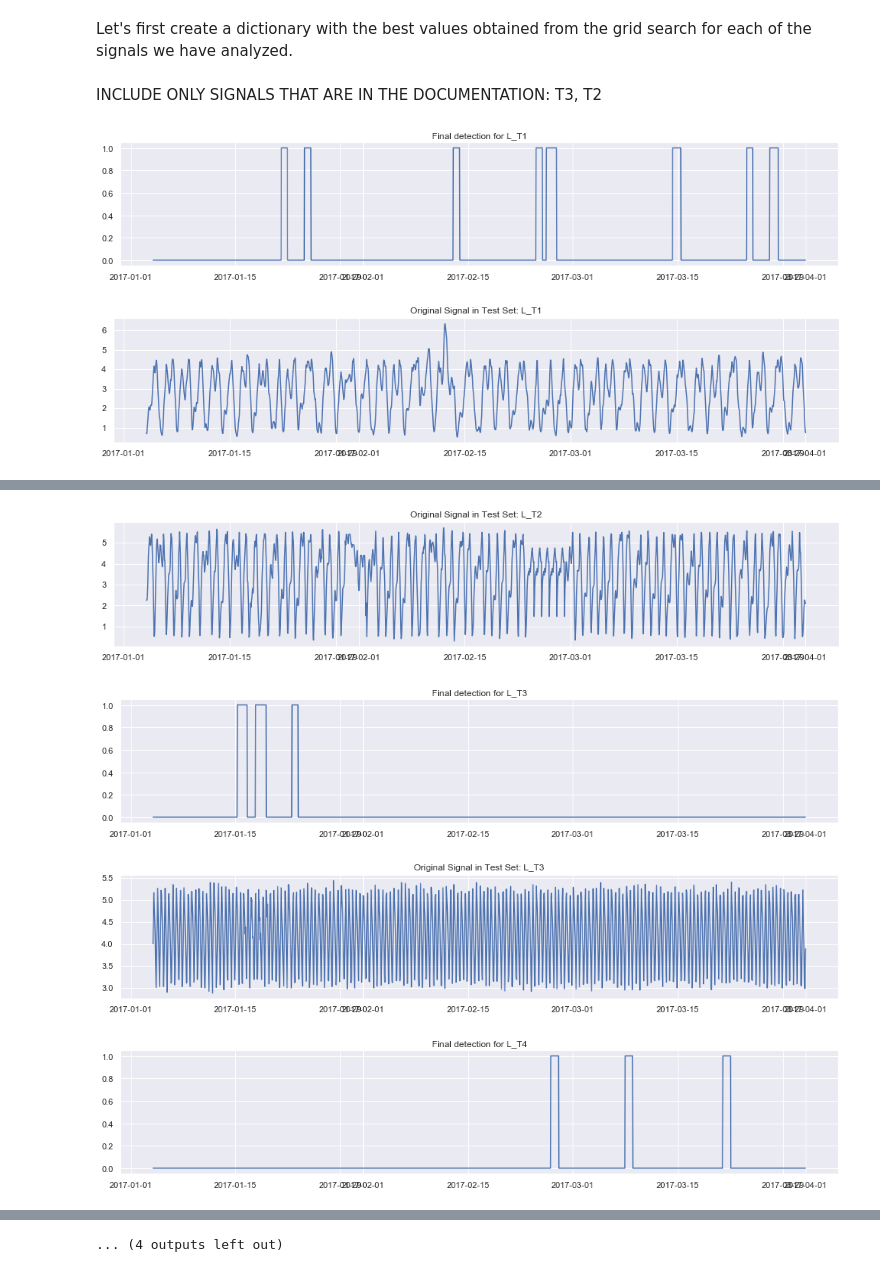
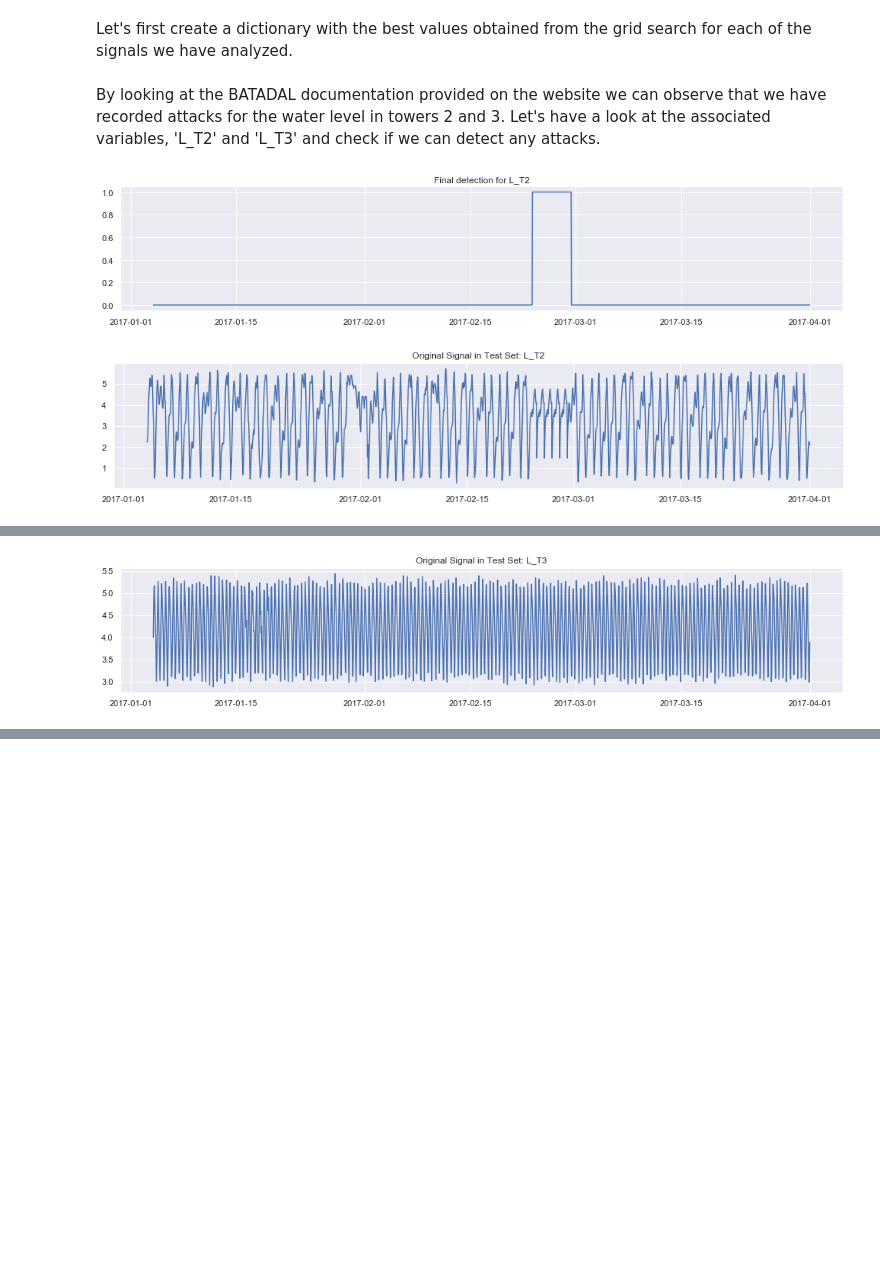
Before and after one commit to benhe119/Cyber-data-analytics_TUDelft, a Jupyter notebook: lab2/notebooks/Discrete Models Task.ipynb, the cells around one changed output, grey strips where cells are left out. Saved outputs shown, nothing was run; the diff lists cells and outputs as text; code cells hidden in the pictures; blank space fills up the shorter version.

```diff
--- a/lab2/notebooks/Discrete Models Task.ipynb
+++ b/lab2/notebooks/Discrete Models Task.ipynb
@@ -54,8 +86,6 @@ plot_discrete(signal, n_hours, n_bins)
 # %% [markdown]
 Let's work on n-grams now.
 First, we define a function for generating all the n-grams given the discretized signal, where n is defined by the user.
-# %%
-n = 7 # for n-grams
 # %%
 def get_ngrams(discrete_signal, n):
     return zip(*[discrete_signal[index:] for index in range(n)])
@@ -452,27 +419,16 @@ In the case of the 'L_T1' sensor this attack, according to the data documentatio
 # %% [markdown]
 Let's look at L_T4, since it also has labeled attacks.
 # %%
-#read data
-file_name1 = "trn_set_1"
-file_name2 = "trn_set_2"
-
-DATA_PATH1 = r"C:../data/{}.csv".format(file_name1)
-DATA_PATH2 = r"C:../data/{}.csv".format(file_name2)
-
-
-data_train1 = pd.read_csv(DATA_PATH1, parse_dates=['DATETIME'], index_col = ['DATETIME'], dayfirst=True)
-data_train2 = pd.read_csv(DATA_PATH2, parse_dates=['DATETIME'], index_col = ['DATETIME'], dayfirst=True)
-
 #choose signal for analysis
 signal_name = 'L_T4'
 signal = data_train1[signal_name]
 signal2 = data_train2[signal_name]
 
 #use the best parameter values obtained for grid search
-n_bins = 3
-n = 3
-window = 24
-threshold = 25
+n_bins = 4
+n = 6
+window = 15
+threshold = 500
 
 #discretize the signal
 discrete_signal = discretize_signal(signal, n_bins)
@@ -560,31 +518,27 @@ Also in this case, using the n-grams approach, we can detect multiple **point an
 Let's take the best configuration for each of the signals and run it on the test set.
 # %% [markdown]
 Let's first create a dictionary with the best values obtained from the grid search for each of the signals we have analyzed.
-# %% [markdown]
-INCLUDE ONLY SIGNALS THAT ARE IN THE DOCUMENTATION: T3, T2
 # %%
-best_parameters = {'L_T1': {'n_bins':3, 'n':4, 'window':20 , 'threshold':500},
-                  'L_T2': {'n_bins':4, 'n':3, 'window':24, 'threshold':5},
-                  'L_T3': {'n_bins':3, 'n':3, 'window':20, 'threshold':15},
-                   'L_T4': {'n_bins':3, 'n':3, 'window':24, 'threshold':25},
-                   'L_T5': {'n_bins':3, 'n':6, 'window':7, 'threshold':500},
-                   'L_T7': {'n_bins':3, 'n':3, 'window':20, 'threshold':300},
-                   'F_PU1': {'n_bins':3, 'n':5, 'window':10, 'threshold':75},
-                   'F_PU7': {'n_bins':4, 'n':6, 'window':10, 'threshold':5}
+best_parameters = {'L_T1': {'n_bins':4, 'n':6, 'window':15 , 'threshold':500},
+                  'L_T2': {'n_bins':4, 'n':6, 'window':24, 'threshold':500},
+                  'L_T3': {'n_bins':4, 'n':3, 'window':24, 'threshold':500},
+                   'L_T4': {'n_bins':4, 'n':6, 'window':15, 'threshold':500},
+                   'F_PU1': {'n_bins':4, 'n':6, 'window':10, 'threshold':500},
+                   'F_PU10': {'n_bins':4, 'n':6, 'window':20, 'threshold':500}
                   }
+# %% [markdown]
+By looking at the BATADAL documentation provided on the website we can observe that we have recorded attacks for the water level in towers 2 and 3. Let's have a look at the associated variables, 'L_T2' and 'L_T3' and check if we can detect any attacks.
 # %%
 #read data
-file_name1 = "trn_set_1"
 file_name_test = "test_set"
 
-DATA_PATH1 = r"C:../data/{}.csv".format(file_name1)
 DATA_PATH_TEST = r"C:../data/{}.csv".format(file_name_test)
 
-data_train1 = pd.read_csv(DATA_PATH1, parse_dates=['DATETIME'], index_col = ['DATETIME'], dayfirst=True)
 data_test = pd.read_csv(DATA_PATH_TEST, parse_dates=['DATETIME'], index_col = ['DATETIME'], dayfirst=True)
 
+signal_names_test = ['L_T2', 'L_T3']
 
-for signal_name in best_parameters.keys():
+for signal_name in signal_names_test:
     signal = data_train1[signal_name]
     signal_test = data_test[signal_name]
 
@@ -639,5 +593,5 @@ for signal_name in best_parameters.keys():
     plt.title(f"Original Signal in Test Set: {signal_name}")
     plt.show()
 # %% [output]
-[figure, old version]
+[figure, new version]
-[figure, old version]
+[figure, new version]
@@ -645,4 +599 @@ for signal_name in best_parameters.keys():
-[figure, old version]
+[figure, new version]
-[figure, removed]
-[figure, removed]
-[figure, removed]
@@ -654 +599,0 @@ for signal_name in best_parameters.keys():
-... (4 outputs left out)
```
Also changed, not shown: parts of 41 cells of this notebook, 1 other file.
